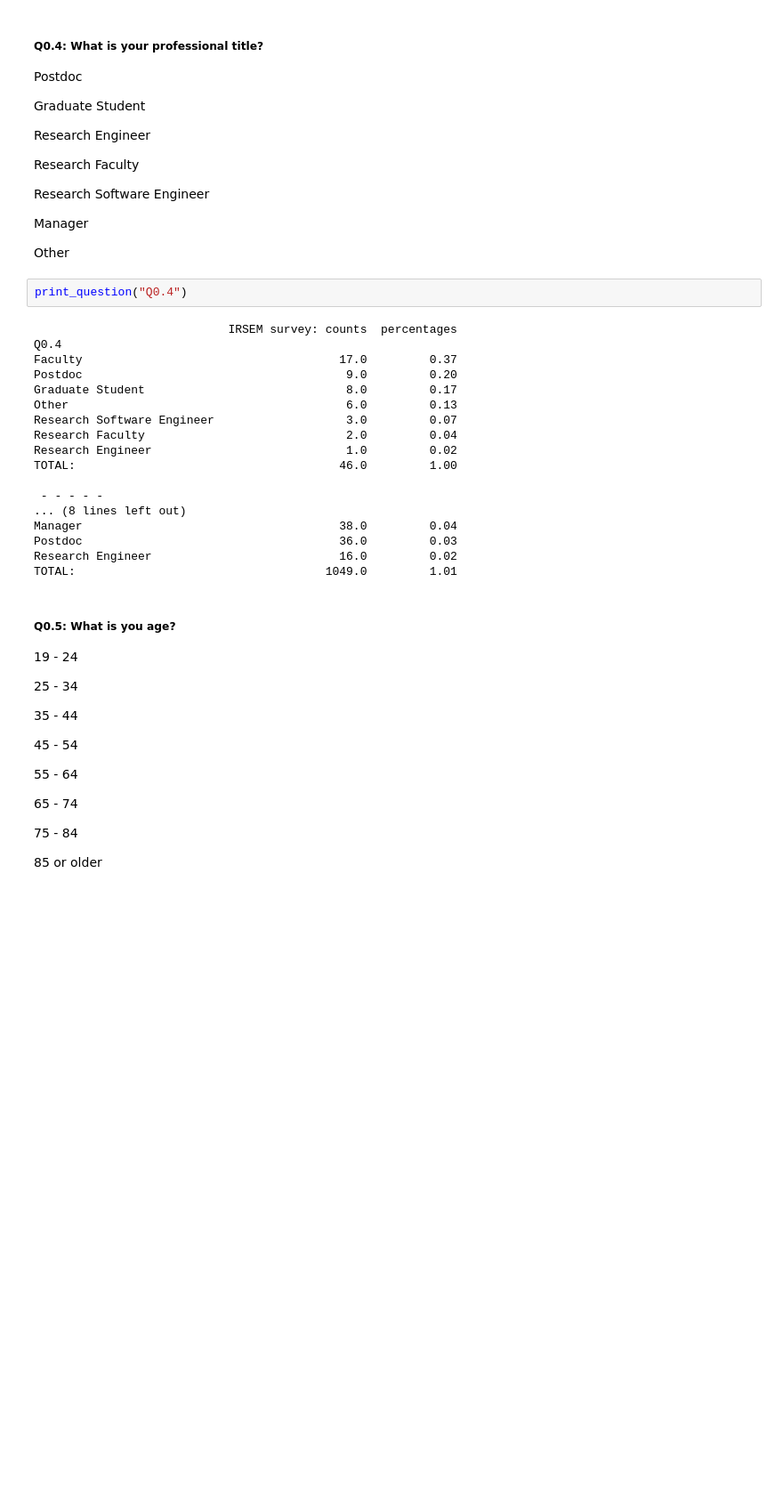
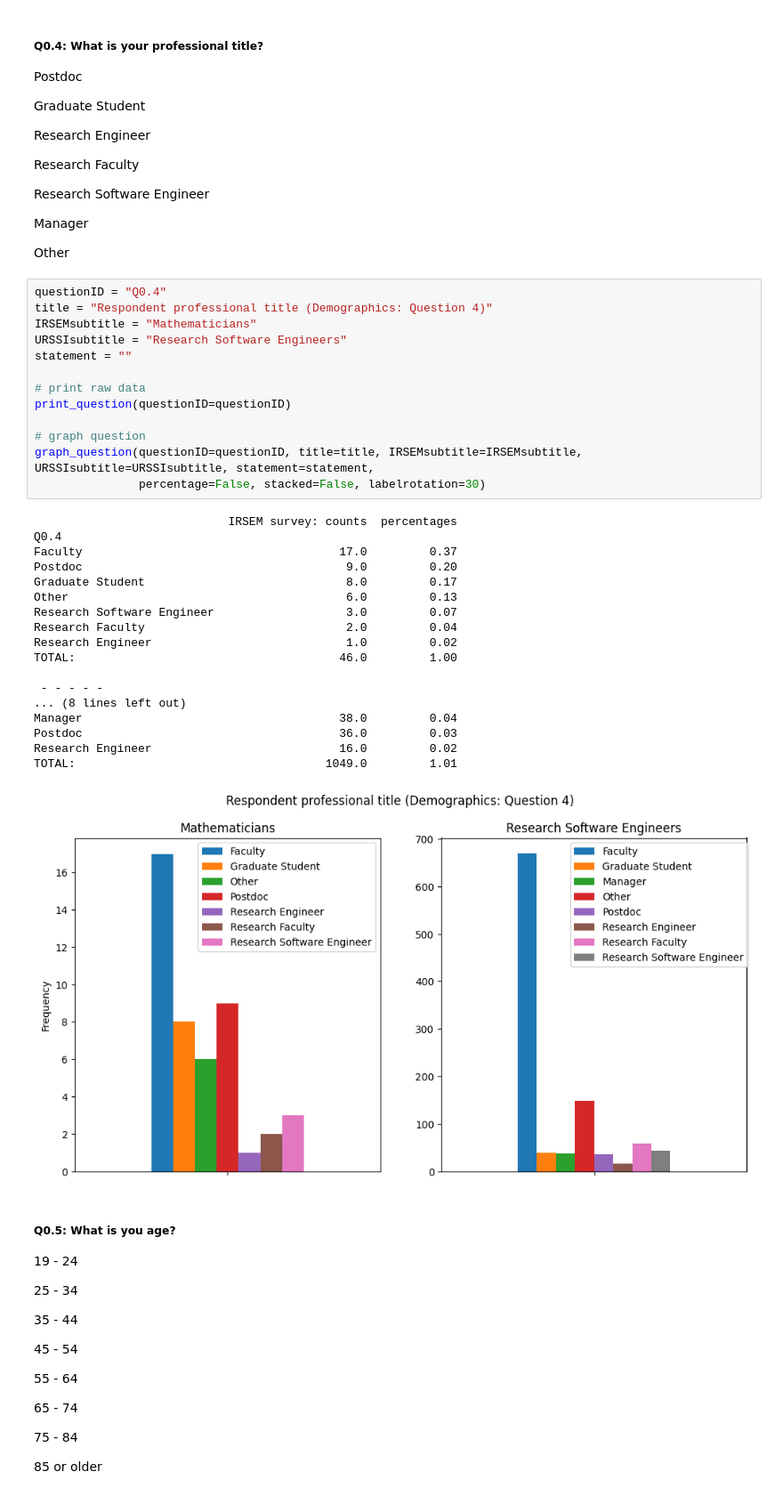
Before and after one commit to Not-Abram/Survey-for-Improving-Research-Software-Engineering-in-Mathematics, a Jupyter notebook: notebooks/surveydatacomparison.ipynb, the cells around one changed output. Shown at 89% size. Drawn from its saved outputs; the diff is of its cells as text; blank space fills up the shorter version.

```diff
--- a/notebooks/surveydatacomparison.ipynb
+++ b/notebooks/surveydatacomparison.ipynb
@@ -226,26 +315,38 @@ Research Software Engineer
 Manager
 
 Other
-# %%
-print_question("Q0.4")
-# %% [output]
-                            IRSEM survey: counts  percentages
-Q0.4
-Faculty                                     17.0         0.37
-Postdoc                                      9.0         0.20
-Graduate Student                             8.0         0.17
-Other                                        6.0         0.13
-Research Software Engineer                   3.0         0.07
-Research Faculty                             2.0         0.04
-Research Engineer                            1.0         0.02
-TOTAL:                                      46.0         1.00
-
- - - - - -
-... (8 lines left out)
-Manager                                     38.0         0.04
-Postdoc                                     36.0         0.03
-Research Engineer                           16.0         0.02
-TOTAL:                                    1049.0         1.01
+# %%
+questionID = "Q0.4"
+title = "Respondent professional title (Demographics: Question 4)"
+IRSEMsubtitle = "Mathematicians"
+URSSIsubtitle = "Research Software Engineers"
+statement = ""
+
+# print raw data
+print_question(questionID=questionID)
+
+# graph question
+graph_question(questionID=questionID, title=title, IRSEMsubtitle=IRSEMsubtitle, URSSIsubtitle=URSSIsubtitle, statement=statement,
+               percentage=False, stacked=False, labelrotation=30)
+# %% [output]
+                            IRSEM survey: counts  percentages
+Q0.4
+Faculty                                     17.0         0.37
+Postdoc                                      9.0         0.20
+Graduate Student                             8.0         0.17
+Other                                        6.0         0.13
+Research Software Engineer                   3.0         0.07
+Research Faculty                             2.0         0.04
+Research Engineer                            1.0         0.02
+TOTAL:                                      46.0         1.00
+
+ - - - - -
+... (8 lines left out)
+Manager                                     38.0         0.04
+Postdoc                                     36.0         0.03
+Research Engineer                           16.0         0.02
+TOTAL:                                    1049.0         1.01
+[figure, added]
 # %% [markdown]
 ##### Q0.5: What is you age?
 
```
Also changed, not shown: parts of 41 cells of this notebook, 2 other files.
